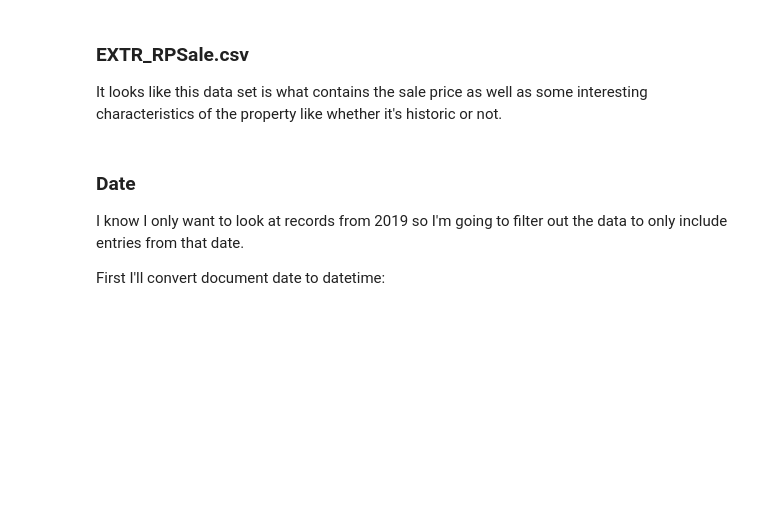
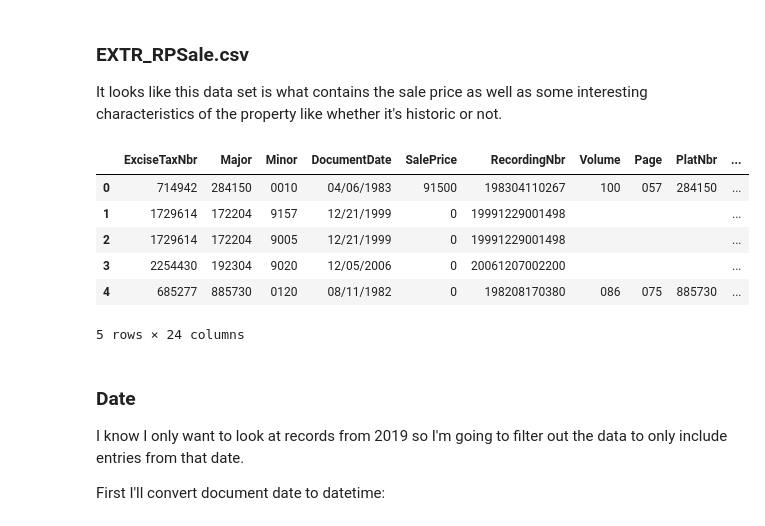
Before and after one commit to chum46/housing_sales_king_county, a Jupyter notebook: notebooks/exploratory/03_mef_duplex_correlation.ipynb, the cells around one changed output. Saved outputs shown, nothing was run; the diff lists cells and outputs as text; code cells hidden in the pictures; blank space fills up the shorter version.

```diff
--- a/notebooks/exploratory/03_mef_duplex_correlation.ipynb
+++ b/notebooks/exploratory/03_mef_duplex_correlation.ipynb
@@ -37,9 +37,19 @@ The following lines of code will take a while to load. This is because the csv f
 
 It looks like this data set is what contains the sale price as well as some interesting characteristics of the property like whether it's historic or not.
 # %%
-# rp_sale = pd.read_csv(data_folder+'EXTR_RPSale.csv')
+rp_sale = pd.read_csv(data_folder+'EXTR_RPSale.csv',dtype={'Major': 'str', 'Minor':'str'})
 # rp_sale.info()
 # rp_sale.head()
+# %%
+rp_sale.head()
+# %% [output]
+|  | ExciseTaxNbr | Major | Minor | DocumentDate | SalePrice | RecordingNbr | Volume | Page | PlatNbr | ... |
+| 0 | 714942 | 284150 | 0010 | 04/06/1983 | 91500 | 198304110267 | 100 | 057 | 284150 | ... |
+| 1 | 1729614 | 172204 | 9157 | 12/21/1999 | 0 | 19991229001498 |  |  |  | ... |
+| 2 | 1729614 | 172204 | 9005 | 12/21/1999 | 0 | 19991229001498 |  |  |  | ... |
+| 3 | 2254430 | 192304 | 9020 | 12/05/2006 | 0 | 20061207002200 |  |  |  | ... |
+| 4 | 685277 | 885730 | 0120 | 08/11/1982 | 0 | 198208170380 | 086 | 075 | 885730 | ... |
+5 rows × 24 columns
 # %% [markdown]
 ### Date
 I know I only want to look at records from 2019 so I'm going to filter out the data to only include entries from that date.
```
Also changed, not shown: parts of 20 cells of this notebook, 3 other files.
